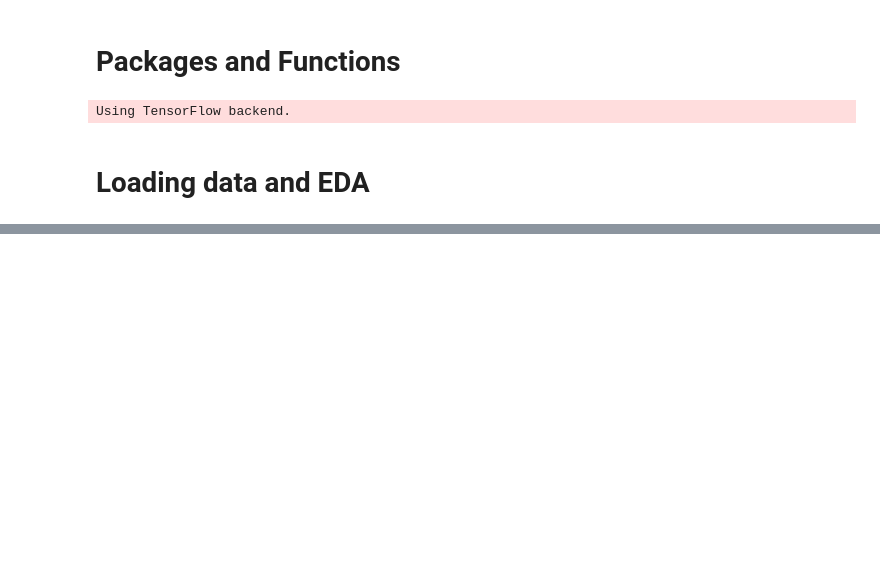
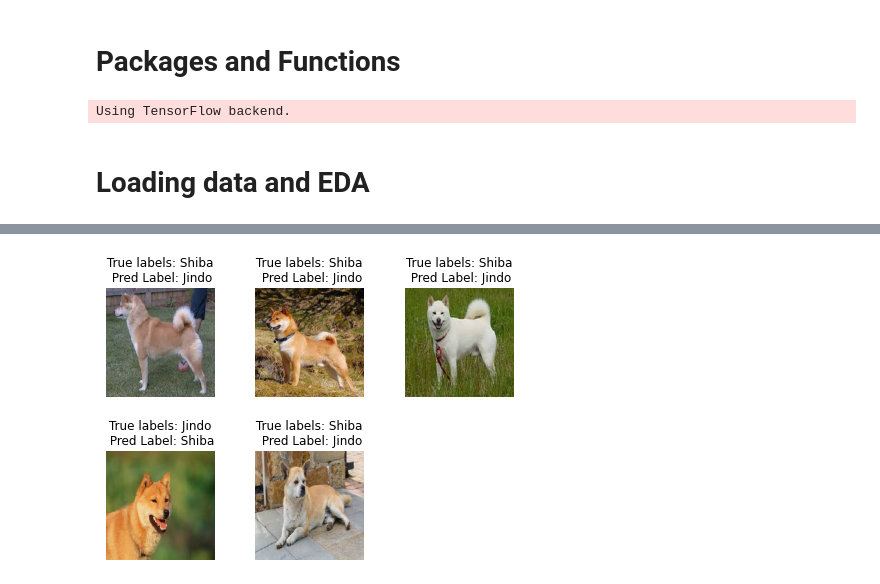
Before and after one commit to rmei97/shiba_vs_jindo, a Jupyter notebook: cnn_notebook.ipynb, the cells around one changed output, grey strips where cells are left out. Cells and saved outputs as stored; diff of their text form; code cells hidden in the pictures; blank space fills up the shorter version.

```diff
--- a/cnn_notebook.ipynb
+++ b/cnn_notebook.ipynb
@@ -886,0 +539,5 @@ plot_confusion_matrix(confusion_matrix(y_test,predictions), ['Jindo','Shiba'], n
+# %%
+plot_predictions(misclassified, 'misclassified')
+# plt.savefig('confusion_matrix.png', transparent = True)
+# %% [output]
+[figure, added]
```
Also changed, not shown: parts of 87 cells of this notebook.
